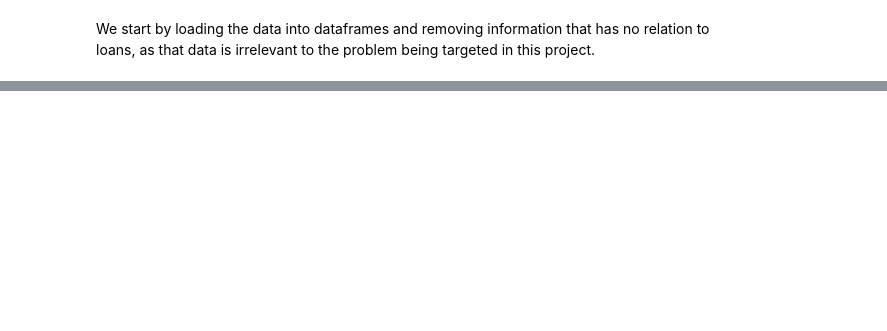
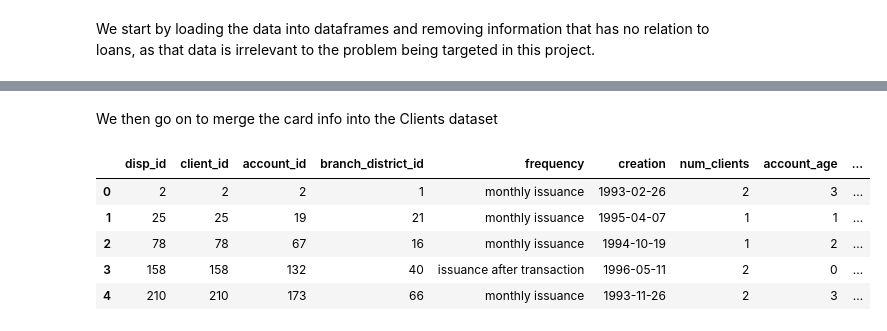
Before and after one commit to SergioEstevao11/FEUP-AC, a Jupyter notebook: src/bank_mining.ipynb, the cells around one changed output, grey strips where cells are left out. Saved outputs shown, nothing was run; the diff lists cells and outputs as text; code cells hidden in the pictures; blank space fills up the shorter version.

```diff
--- a/src/bank_mining.ipynb
+++ b/src/bank_mining.ipynb
@@ -260,0 +163,14 @@ accounts_with_balances
+# %% [markdown]
+We then go on to merge the card info into the Clients dataset
+# %%
+clients = pd.merge(clients, cards, on="disp_id", how="outer")
+clients.drop(columns="card_id", inplace=True)
+clients = clients.rename(columns={"type": "card_type","issued": "card_issue"})
+clients.head()
+# %% [output]
+|  | disp_id | client_id | account_id | branch_district_id | frequency | creation | num_clients | account_age | ... |
+| 0 | 2 | 2 | 2 | 1 | monthly issuance | 1993-02-26 | 2 | 3 | ... |
+| 1 | 25 | 25 | 19 | 21 | monthly issuance | 1995-04-07 | 1 | 1 | ... |
+| 2 | 78 | 78 | 67 | 16 | monthly issuance | 1994-10-19 | 1 | 2 | ... |
+| 3 | 158 | 158 | 132 | 40 | issuance after transaction | 1996-05-11 | 2 | 0 | ... |
+| 4 | 210 | 210 | 173 | 66 | monthly issuance | 1993-11-26 | 2 | 3 | ... |
```
Also changed, not shown: parts of 49 cells of this notebook, 7 other files.
